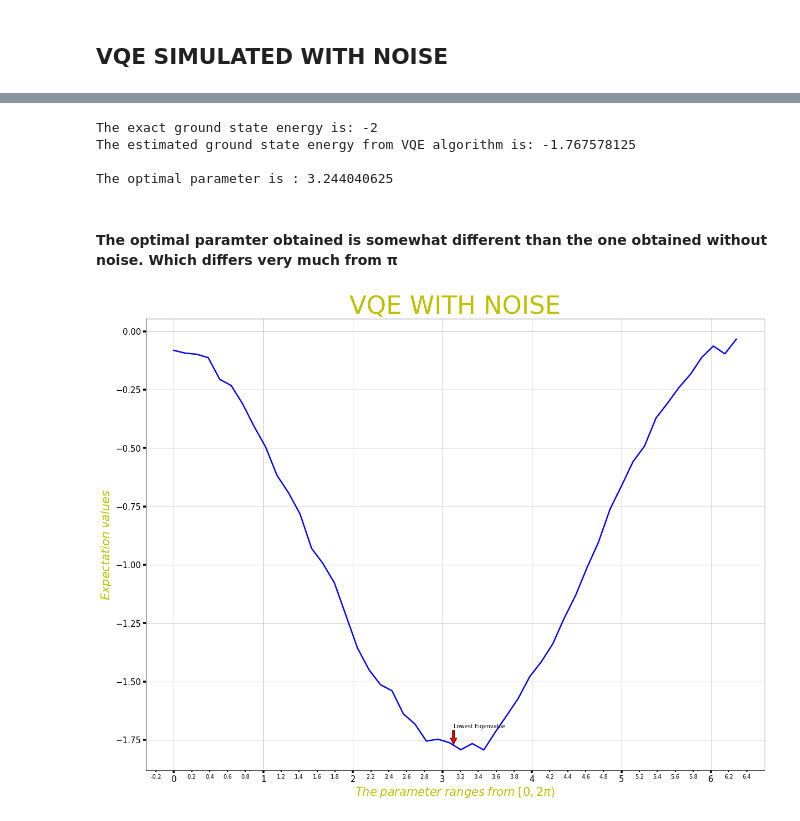
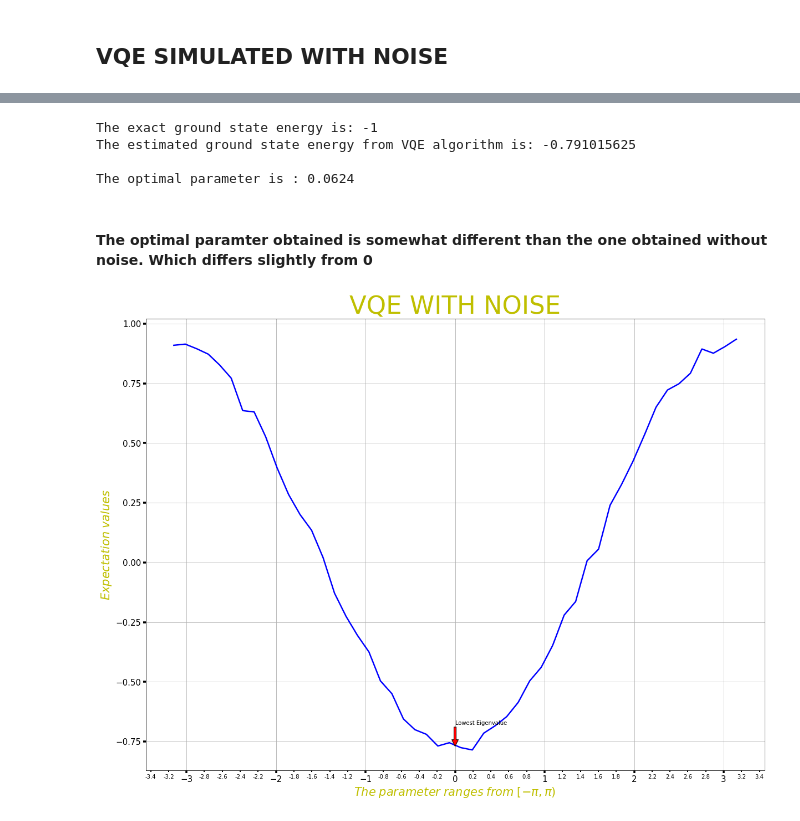
Before and after one commit to Hirmay/QOSF, a Jupyter notebook: Task4_Finding_lowest_eigenvalue.ipynb, the cells around one changed output, grey strips where cells are left out. Saved outputs shown, nothing was run; the diff lists cells and outputs as text; code cells hidden in the pictures.

```diff
--- a/Task4_Finding_lowest_eigenvalue.ipynb
+++ b/Task4_Finding_lowest_eigenvalue.ipynb
@@ -37,6 +37,6 @@ Here matrices A, x and b are $\begin{pmatrix} 1 & 0 & 1 & 0\\ 0 & 1 & 0 & -1\\ 1
 # %%
 A = np.array([[1,0,1,0],[0,1,0,-1],[1,0,-1,0],[0,1,0,1]])
-b = np.array([0,0,-1,1])
+b = np.array([1,0,0,-1])
 x = np.linalg.solve(A,b)
 alpha, beta, gamma, theta = x[0], x[1], x[3], x[2]
 print(f"Therefore the Hamiltonian H = {alpha}*II + {beta}*XX + {gamma}*YY + {theta}*ZZ ")
@@ -142,16 +142,16 @@ def summation(parameter):
     sum_exp = exp_value_I_I + exp_value_X_X + exp_value_Y_Y + exp_value_Z_Z
     return sum_exp
 # %%
-    parameter = 1
     # applying minimize function with method as cobyla and tolerance equal to 1e-4
+    parameter = 0
     sum_result = optimize.minimize(summation, parameter, method="COBYLA", tol=1e-4)
     # printing the lowest evalue which we found before
-    print('The exact ground state energy is: -2')
+    print('The exact ground state energy is: -1')
     print(f'The estimated ground state energy from VQE algorithm is: {sum_result.fun}')
     # finding the best parameter which minimiezes the expectation value
     print(f"\nThe optimal parameter is : {sum_result.x} ")
-    # List of parameters ranging from 0 to 2*pi
-    gradients = np.linspace(0, 2 * pi, 50)
+    # List of parameters ranging from -pi to pi
+    gradients = np.linspace(-pi, pi, 50)
     minimal = []
     # Iterating over parameters to get their respective expectation value
     for parameter in gradients:
@@ -165,11 +165,11 @@ The optimal parameter is : 3.125
 # %%
- def graph_plotter(title, text=-1.75, pos=-2):
+ def graph_plotter(title, text=-0.8, pos=-1):
     # Plotting a graph to visualize expectation values and parameters.
     figure = plt.figure(figsize=(20,15))
     axes = figure.add_subplot()
     axes.plot(gradients, minimal, linewidth=2.5, color='blue')
-    # The best parameter is pi which one would expect
-    axes.annotate('Lowest Eigenvalue', xytext=(3.12441171875, text), xy=(3.12441171875, pos),
+    # The best parameter is 0 which one would expect
+    axes.annotate('Lowest Eigenvalue', xytext=(0, text), xy=(0, pos),
                  arrowprops=dict(facecolor='red'))
     axes.xaxis.set_minor_locator(AutoMinorLocator())
     axes.xaxis.set_minor_formatter(FuncFormatter(FormatStrFormatter('%.1f')))
@@ -179,7 +179,7 @@ The optimal parameter is : 3.125
     axes.tick_params(which='both', width=2)
     axes.tick_params(labelcolor='black', labelsize=15, width=3.5)
     plt.ylabel(r'$Expectation \; values$', {'fontsize': 21, 'color': 'y'})
-    plt.xlabel(r'$The\; parameter\; ranges\; from\; [0,2\pi)$',  {'fontsize': 21, 'color': 'y'})
+    plt.xlabel(r'$The\; parameter\; ranges\; from\; [-\pi,\pi)$',  {'fontsize': 21, 'color': 'y'})
     plt.title(title, {'color': 'y', 'fontsize': 45})
     plt.grid()
     plt.show()
@@ -231,33 +231,33 @@ def summation_noise(parameter):
     return sum_exp
 # %%
 # Now again trying to know what would be the optimum parameter but on a simulator with noise
-parameter = 1
+parameter = 0
 # applying minimize function with method as cobyla and tolerance equal to 1e-4
 sum_result = optimize.minimize(summation_noise, parameter, method="COBYLA", tol=1e-4)
 # printing the lowest evalue which we found before
-print('The exact ground state energy is: -2')
+print('The exact ground state energy is: -1')
 print(f'The estimated ground state energy from VQE algorithm is: {sum_result.fun}')
 # finding the best parameter which minimiezes the expectation value
 print(f"\nThe optimal parameter is : {sum_result.x} ")
-# List of parameters ranging from 0 to 2*pi
-gradients = np.linspace(0, 2 * pi, 50)
+# List of parameters ranging from -pi to pi
+gradients = np.linspace(-pi, pi, 50)
 minimal = []
 # Iterating over parameters to get their respective expectation value but now with noise.
 for parameter in gradients:
     minimal_value = summation_noise(parameter)
     minimal.append(minimal_value)
 # %% [output]
-The exact ground state energy is: -2
-The estimated ground state energy from VQE algorithm is: -1.767578125
+The exact ground state energy is: -1
+The estimated ground state energy from VQE algorithm is: -0.791015625
 
-The optimal parameter is : 3.244040625
+The optimal parameter is : 0.0624
 # %% [markdown]
-#### The optimal paramter obtained is somewhat different than the one obtained without noise. Which differs very much from &pi;
+#### The optimal paramter obtained is somewhat different than the one obtained without noise. Which differs slightly from 0
 # %%
 # Plotting the graph for VQE with noise
-graph_plotter("VQE WITH NOISE", -1.7,-1.77)
+graph_plotter("VQE WITH NOISE", -0.68,-0.77)
 # %% [output]
-[figure, old version]
+[figure, new version]
 # %%
 # Again the best angle which given by the optimizer would be utilized through interpolation.
 interpol = np.interp(sum_result.x, gradients, minimal)
```
Also changed, not shown: parts of 13 cells of this notebook.
